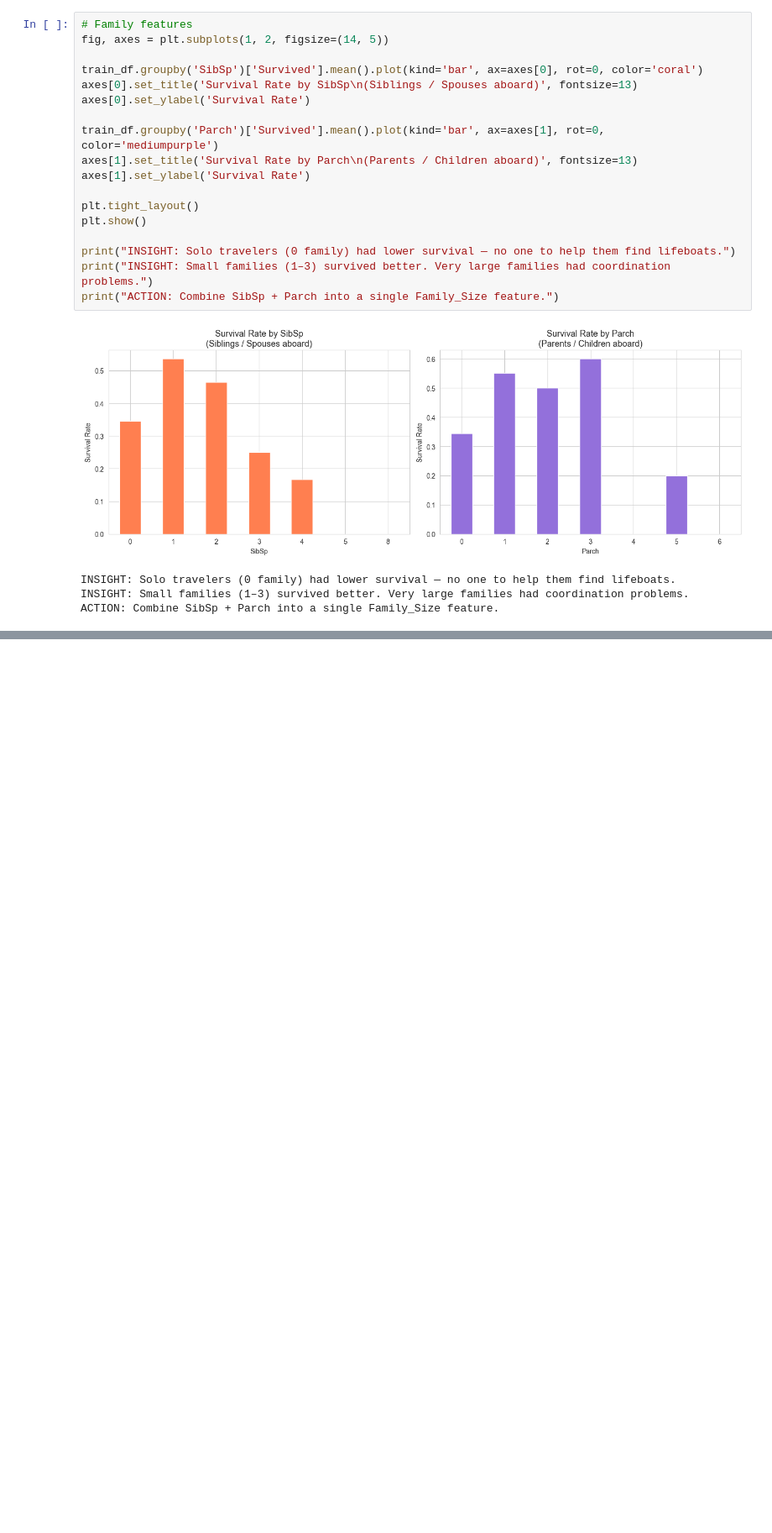
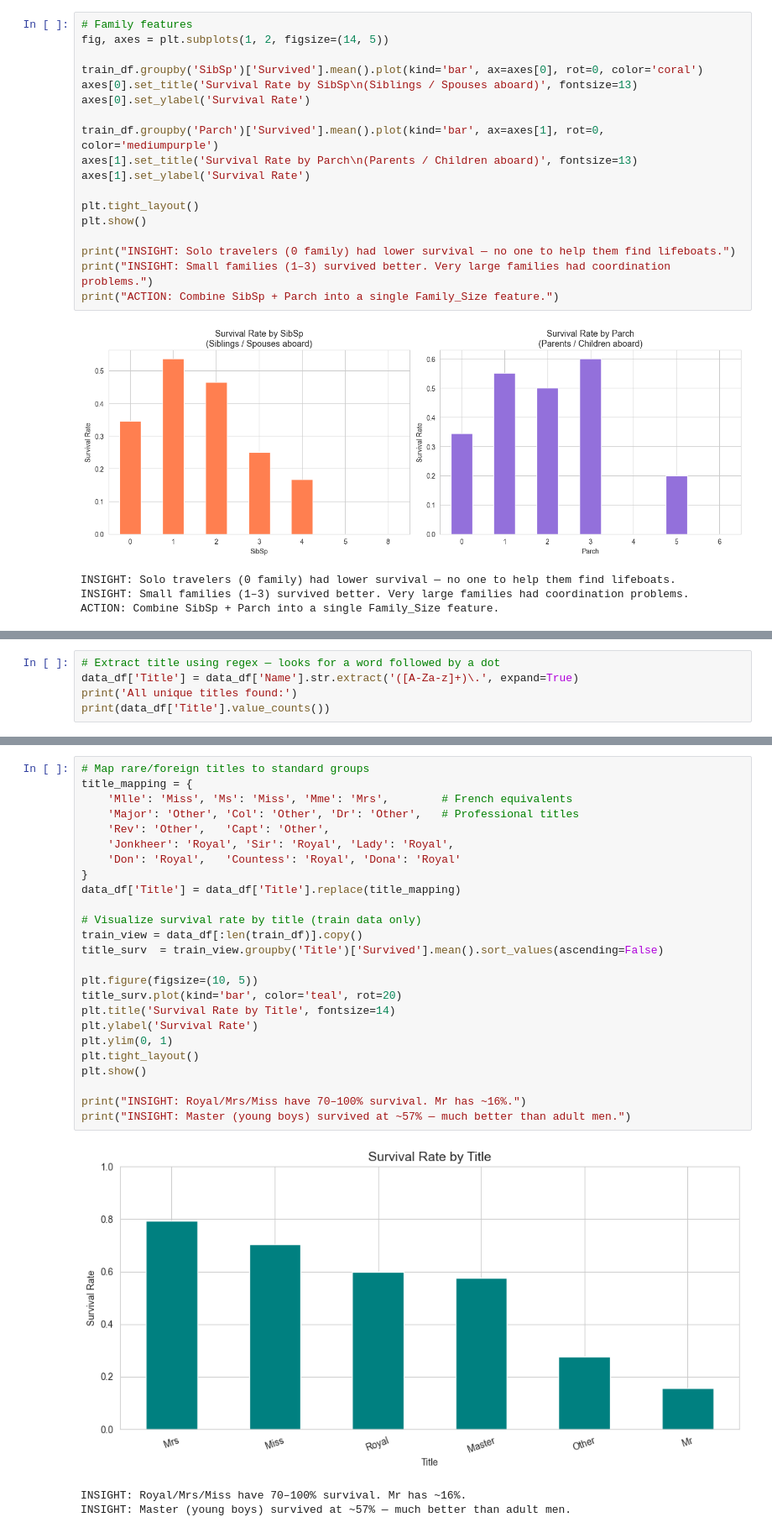
Before and after one commit to eloquenttbota/kaggle-titanic, a Jupyter notebook: notebook/EDA.ipynb, the cells around one changed output, grey strips where cells are left out. Shown at 84% size. Saved outputs shown, nothing was run; the diff lists cells and outputs as text; blank space fills up the shorter version.

Commit message:
feat: engineer Title, FamilySize, FamilySurvival, AgeBin, FareBin

```diff
--- a/notebook/EDA.ipynb
+++ b/notebook/EDA.ipynb
@@ -192,0 +217,5 @@ ACTION: Combine SibSp + Parch into a single Family_Size feature.
+# %%
+# Extract title using regex — looks for a word followed by a dot
+data_df['Title'] = data_df['Name'].str.extract('([A-Za-z]+)\.', expand=True)
+print('All unique titles found:')
+print(data_df['Title'].value_counts())
@@ -192,0 +240,29 @@ ACTION: Combine SibSp + Parch into a single Family_Size feature.
+# %%
+# Map rare/foreign titles to standard groups
+title_mapping = {
+    'Mlle': 'Miss', 'Ms': 'Miss', 'Mme': 'Mrs',        # French equivalents
+    'Major': 'Other', 'Col': 'Other', 'Dr': 'Other',   # Professional titles
+    'Rev': 'Other',   'Capt': 'Other',
+    'Jonkheer': 'Royal', 'Sir': 'Royal', 'Lady': 'Royal',
+    'Don': 'Royal',   'Countess': 'Royal', 'Dona': 'Royal'
+}
+data_df['Title'] = data_df['Title'].replace(title_mapping)
+
+# Visualize survival rate by title (train data only)
+train_view = data_df[:len(train_df)].copy()
+title_surv  = train_view.groupby('Title')['Survived'].mean().sort_values(ascending=False)
+
+plt.figure(figsize=(10, 5))
+title_surv.plot(kind='bar', color='teal', rot=20)
+plt.title('Survival Rate by Title', fontsize=14)
+plt.ylabel('Survival Rate')
+plt.ylim(0, 1)
+plt.tight_layout()
+plt.show()
+
+print("INSIGHT: Royal/Mrs/Miss have 70–100% survival. Mr has ~16%.")
+print("INSIGHT: Master (young boys) survived at ~57% — much better than adult men.")
+# %% [output]
+[figure, added]
+INSIGHT: Royal/Mrs/Miss have 70–100% survival. Mr has ~16%.
+INSIGHT: Master (young boys) survived at ~57% — much better than adult men.
```
Also changed, not shown: parts of 15 cells of this notebook.
